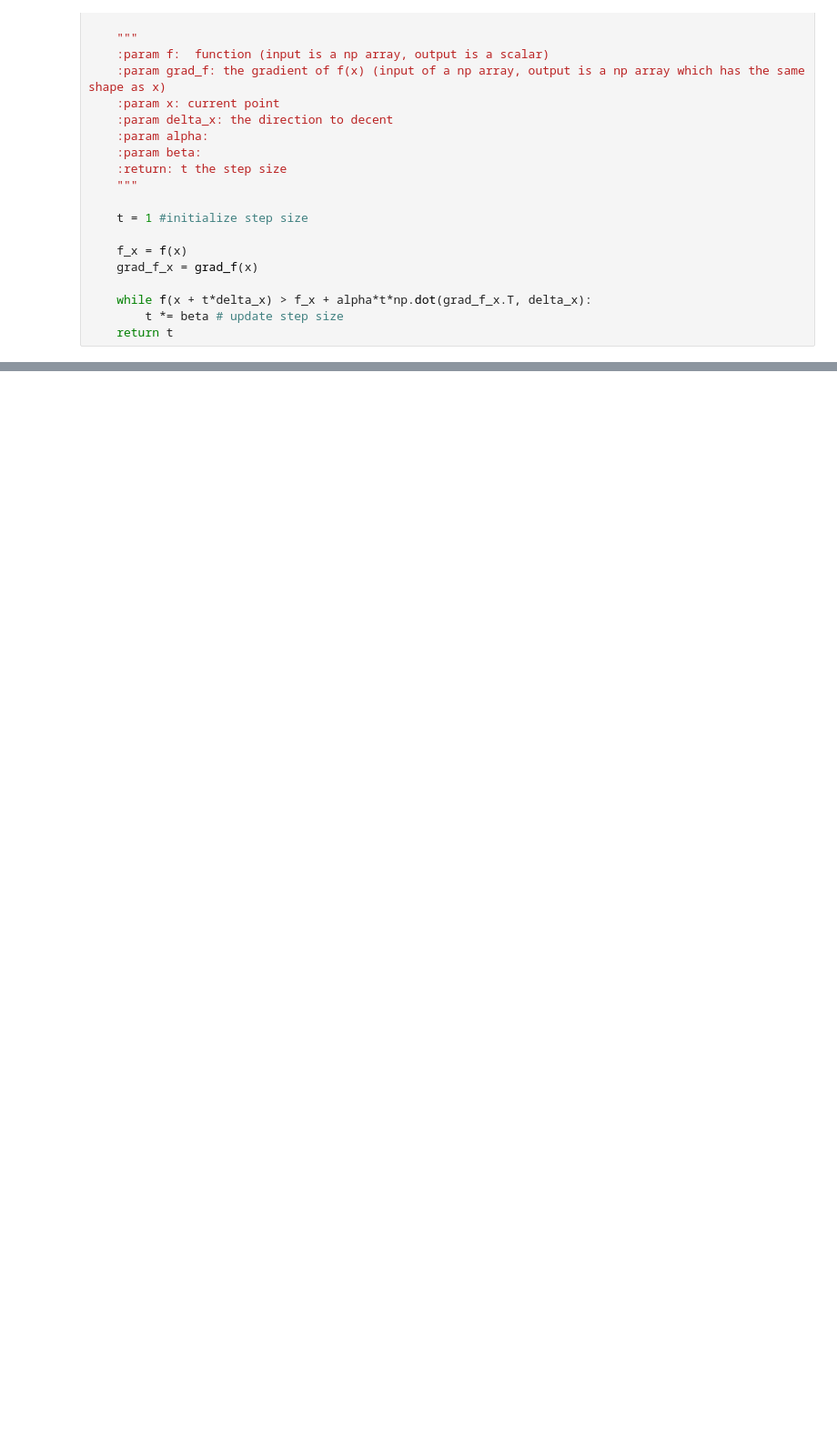
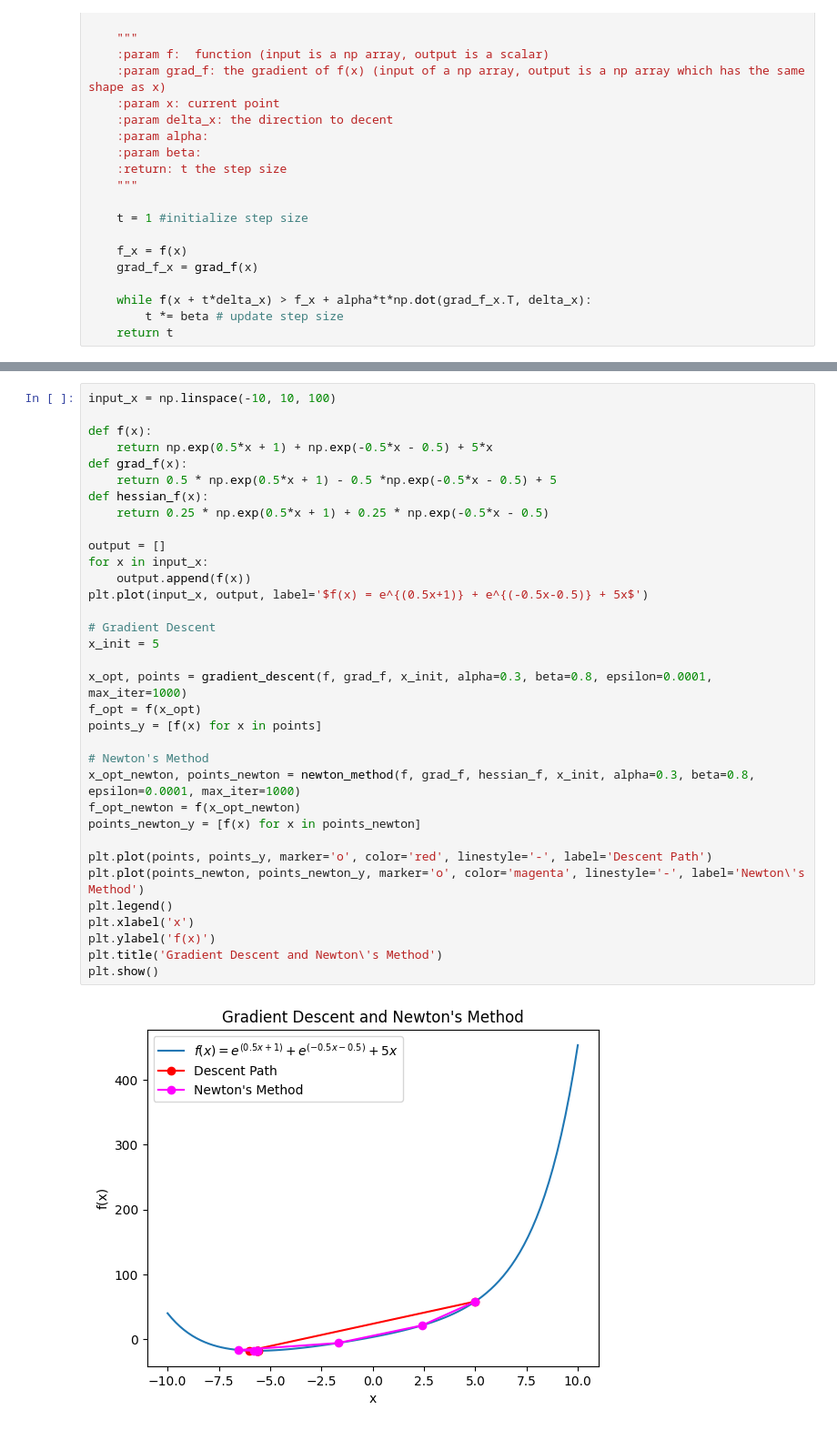
Before and after one commit to Jinjaguo/ROB442-EECS465, a Jupyter notebook: Rob422_HW/HW2/HW2.ipynb, the cells around one changed output, grey strips where cells are left out. Shown: that part at 91% size. Saved outputs shown, nothing was run; the diff lists cells and outputs as text; blank space fills up the shorter version.

```diff
--- a/Rob422_HW/HW2/HW2.ipynb
+++ b/Rob422_HW/HW2/HW2.ipynb
@@ -187,0 +247,36 @@ def backtracking_line_search(f, grad_f, x, delta_x, alpha=0.1, beta=0.6):
+# %%
+input_x = np.linspace(-10, 10, 100)
+
+def f(x):
+    return np.exp(0.5*x + 1) + np.exp(-0.5*x - 0.5) + 5*x
+def grad_f(x):
+    return 0.5 * np.exp(0.5*x + 1) - 0.5 *np.exp(-0.5*x - 0.5) + 5
+def hessian_f(x):
+    return 0.25 * np.exp(0.5*x + 1) + 0.25 * np.exp(-0.5*x - 0.5)
+
+output = []
+for x in input_x:
+    output.append(f(x))
+plt.plot(input_x, output, label='$f(x) = e^{(0.5x+1)} + e^{(-0.5x-0.5)} + 5x$')
+
+# Gradient Descent
+x_init = 5
+
+x_opt, points = gradient_descent(f, grad_f, x_init, alpha=0.3, beta=0.8, epsilon=0.0001, max_iter=1000)
+f_opt = f(x_opt)
+points_y = [f(x) for x in points]
+
+# Newton's Method
+x_opt_newton, points_newton = newton_method(f, grad_f, hessian_f, x_init, alpha=0.3, beta=0.8, epsilon=0.0001, max_iter=1000)
+f_opt_newton = f(x_opt_newton)
+points_newton_y = [f(x) for x in points_newton]
+
+plt.plot(points, points_y, marker='o', color='red', linestyle='-', label='Descent Path')
+plt.plot(points_newton, points_newton_y, marker='o', color='magenta', linestyle='-', label='Newton\'s Method')
+plt.legend()
+plt.xlabel('x')
+plt.ylabel('f(x)')
+plt.title('Gradient Descent and Newton\'s Method')
+plt.show()
+# %% [output]
+[figure, added]
```
Also changed, not shown: parts of 19 cells of this notebook, 2 other files.
